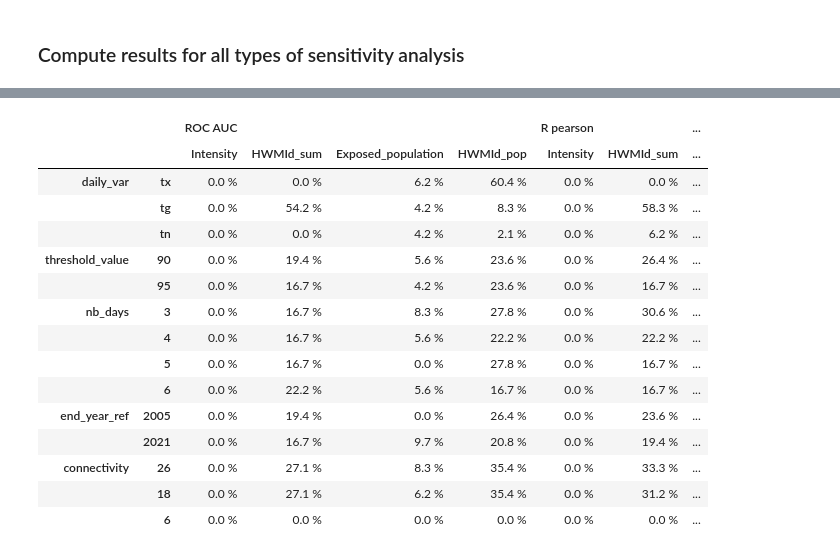
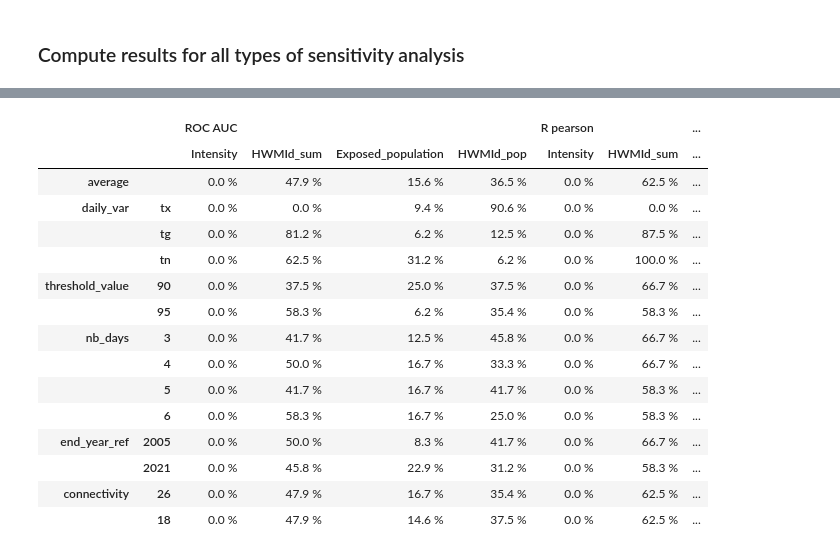
Before and after one commit to loumdt/extreme_htws_cc3d, a Jupyter notebook: Code/undetected_and_trends.ipynb, the cells around one changed output, grey strips where cells are left out. Cells and saved outputs as stored; diff of their text form; code cells hidden in the pictures.

```diff
--- a/Code/undetected_and_trends.ipynb
+++ b/Code/undetected_and_trends.ipynb
@@ -513,19 +426,40 @@ baseline period: 1975-2021
 # %%
-iterables_col = [["ROC AUC", "R pearson", "R2"], ["Intensity", "HWMId_sum", "Exposed_population", "HWMId_pop"]]
-array_row = [["daily_var","daily_var","daily_var",
+array_col = [["ROC AUC","ROC AUC","ROC AUC","ROC AUC", "R pearson","R pearson","R pearson","R pearson", "R2","R2","R2","R2", 'EM-DAT match (max. 88)', 'nb detected cc3d'],
+["Intensity", "HWMId_sum", "Exposed_population", "HWMId_pop",
+"Intensity", "HWMId_sum", "Exposed_population", "HWMId_pop",
+"Intensity", "HWMId_sum", "Exposed_population", "HWMId_pop", "", ""]]
+array_row = [["average","daily_var","daily_var","daily_var",
 "threshold_value","threshold_value","nb_days","nb_days","nb_days","nb_days",
-"end_year_ref","end_year_ref","connectivity","connectivity","connectivity"]
-,['tx','tg','tn',90,95,3,4,5,6,2005,2021,26,18,6]]
-tuples = list(zip(*array_row))
-df_results_sensi_CI = pd.DataFrame(index=pd.MultiIndex.from_tuples(tuples),columns=pd.MultiIndex.from_product(iterables_col),dtype=object)
+"end_year_ref","end_year_ref","connectivity","connectivity"]
+,['','tx','tg','tn',90,95,3,4,5,6,2005,2021,26,18]]
+tuples_row = list(zip(*array_row))
+tuples_col = list(zip(*array_col))
+df_scores_sensi_CI = pd.DataFrame(index=pd.MultiIndex.from_tuples(tuples_row),columns=pd.MultiIndex.from_tuples(tuples_col),dtype=object)
 sub_df_sensitivity = df_sensitivity[df_sensitivity['end_year']==2021]
-idx_dict = {'daily_var':['tx','tg','tn'], 'threshold_value':[90,95], 'nb_days':[3,4,5,6],'end_year_ref':[2005,2021],'connectivity':[26,18,6]}
+idx_dict = {'daily_var':['tx','tg','tn'], 'threshold_value':[90,95], 'nb_days':[3,4,5,6],'end_year_ref':[2005,2021],'connectivity':[26,18]}
+
+for index in ["Intensity", "HWMId_sum", "Exposed_population", "HWMId_pop"]:
+    df_scores_sensi_CI.loc[('average',''),("R pearson",index)] = f"{round(np.nanmedian(sub_df_sensitivity.loc[:,f'pearson_R_{index}']),2)} {[float(round(np.nanpercentile(sub_df_sensitivity.loc[:,f'pearson_R_{index}'],5),2)),float(round(np.nanpercentile(sub_df_sensitivity.loc[:,f'pearson_R_{index}'],95),2))]}"
+    df_scores_sensi_CI.loc[('average',''),("ROC AUC",index)] = f"{round(np.nanmedian(sub_df.loc[:,f'auc_roc_{index}']),2)} {[float(round(np.nanpercentile(sub_df_sensitivity.loc[:,f'auc_roc_{index}'],5),2)),float(round(np.nanpercentile(sub_df_sensitivity.loc[:,f'auc_roc_{index}'],95),2))]}"
+    df_scores_sensi_CI.loc[('average',''),("R2",index)] = f"{round(np.nanmedian(sub_df.loc[:,f'R2_{index}']),2)} {[float(round(np.nanpercentile(sub_df_sensitivity.loc[:,f'R2_{index}'],5),2)),float(round(np.nanpercentile(sub_df_sensitivity.loc[:,f'R2_{index}'],95),2))]}"
+match_distrib = np.array(sub_df_sensitivity['nb_emdat_matching_htws'])
+df_scores_sensi_CI.loc[('average',''),'EM-DAT match (max. 88)'] = f"{round(np.nanmedian(match_distrib),2)} {[float(round(np.nanpercentile(match_distrib,5),2)),float(round(np.nanpercentile(match_distrib,95),2))]}"
+
+nb_detected_distrib = np.array(sub_df_sensitivity['nb_detected_htws'])
+df_scores_sensi_CI.loc[('average',''),'nb detected cc3d'] = f"{round(np.nanmedian(nb_detected_distrib),2)} {[float(round(np.nanpercentile(nb_detected_distrib,5),2)),float(round(np.nanpercentile(nb_detected_distrib,95),2))]}"
+
 for var in idx_dict.keys():
     for val in idx_dict[var]:
         sub_df = sub_df_sensitivity[sub_df_sensitivity[var]==val]
         distrib = [0]*len(sub_df)
         for index in ["Intensity", "HWMId_sum", "Exposed_population", "HWMId_pop"]:
-            df_results_sensi_CI.loc[(var,val),("R pearson",index)] = f"{round(np.nanmedian(sub_df.loc[:,f'pearson_R_{index}']),2)} {[float(round(np.nanpercentile(sub_df.loc[:,f'pearson_R_{index}'],5),2)),float(round(np.nanpercentile(sub_df.loc[:,f'pearson_R_{index}'],95),2))]}"
-            df_results_sensi_CI.loc[(var,val),("ROC AUC",index)] = f"{round(np.nanmedian(sub_df.loc[:,f'auc_roc_{index}']),2)} {[float(round(np.nanpercentile(sub_df.loc[:,f'auc_roc_{index}'],5),2)),float(round(np.nanpercentile(sub_df.loc[:,f'auc_roc_{index}'],95),2))]}"
-            df_results_sensi_CI.loc[(var,val),("R2",index)] = f"{round(np.nanmedian(sub_df.loc[:,f'R2_{index}']),2)} {[float(round(np.nanpercentile(sub_df.loc[:,f'R2_{index}'],5),2)),float(round(np.nanpercentile(sub_df.loc[:,f'R2_{index}'],95),2))]}"
+            df_scores_sensi_CI.loc[(var,val),("R pearson",index)] = f"{round(np.nanmedian(sub_df.loc[:,f'pearson_R_{index}']),2)} {[float(round(np.nanpercentile(sub_df.loc[:,f'pearson_R_{index}'],5),2)),float(round(np.nanpercentile(sub_df.loc[:,f'pearson_R_{index}'],95),2))]}"
+            df_scores_sensi_CI.loc[(var,val),("ROC AUC",index)] = f"{round(np.nanmedian(sub_df.loc[:,f'auc_roc_{index}']),2)} {[float(round(np.nanpercentile(sub_df.loc[:,f'auc_roc_{index}'],5),2)),float(round(np.nanpercentile(sub_df.loc[:,f'auc_roc_{index}'],95),2))]}"
+            df_scores_sensi_CI.loc[(var,val),("R2",index)] = f"{round(np.nanmedian(sub_df.loc[:,f'R2_{index}']),2)} {[float(round(np.nanpercentile(sub_df.loc[:,f'R2_{index}'],5),2)),float(round(np.nanpercentile(sub_df.loc[:,f'R2_{index}'],95),2))]}"
+        match_distrib = np.array(sub_df['nb_emdat_matching_htws'])
+        df_scores_sensi_CI.loc[(var,val),('EM-DAT match (max. 88)','')] = f"{round(np.nanmedian(match_distrib),2)} {[float(round(np.nanpercentile(match_distrib,5),2)),float(round(np.nanpercentile(match_distrib,95),2))]}"
+        nb_detected_distrib = np.array(sub_df['nb_detected_htws'])
+        df_scores_sensi_CI.loc[(var,val),('nb detected cc3d','')] = f"{round(np.nanmedian(nb_detected_distrib),2)} {[float(round(np.nanpercentile(nb_detected_distrib,5),2)),float(round(np.nanpercentile(nb_detected_distrib,95),2))]}"
+
+df_scores_sensi_CI.to_csv(join(read_directory,"indices_scores_summary_sensitivity.csv"))
 # %%
@@ -568,19 +529,19 @@ for var in idx_dict.keys():
 # %%
-df_results_sensi_percent
+df_scores_sensi_percent
 # %% [output]
 |  |  | ROC AUC |  |  |  | R pearson |  | ... |
 |  |  | Intensity | HWMId_sum | Exposed_population | HWMId_pop | Intensity | HWMId_sum | ... |
-| daily_var | tx | 0.0 % | 0.0 % | 6.2 % | 60.4 % | 0.0 % | 0.0 % | ... |
-|  | tg | 0.0 % | 54.2 % | 4.2 % | 8.3 % | 0.0 % | 58.3 % | ... |
-|  | tn | 0.0 % | 0.0 % | 4.2 % | 2.1 % | 0.0 % | 6.2 % | ... |
-| threshold_value | 90 | 0.0 % | 19.4 % | 5.6 % | 23.6 % | 0.0 % | 26.4 % | ... |
-|  | 95 | 0.0 % | 16.7 % | 4.2 % | 23.6 % | 0.0 % | 16.7 % | ... |
-| nb_days | 3 | 0.0 % | 16.7 % | 8.3 % | 27.8 % | 0.0 % | 30.6 % | ... |
-|  | 4 | 0.0 % | 16.7 % | 5.6 % | 22.2 % | 0.0 % | 22.2 % | ... |
-|  | 5 | 0.0 % | 16.7 % | 0.0 % | 27.8 % | 0.0 % | 16.7 % | ... |
-|  | 6 | 0.0 % | 22.2 % | 5.6 % | 16.7 % | 0.0 % | 16.7 % | ... |
-| end_year_ref | 2005 | 0.0 % | 19.4 % | 0.0 % | 26.4 % | 0.0 % | 23.6 % | ... |
-|  | 2021 | 0.0 % | 16.7 % | 9.7 % | 20.8 % | 0.0 % | 19.4 % | ... |
-| connectivity | 26 | 0.0 % | 27.1 % | 8.3 % | 35.4 % | 0.0 % | 33.3 % | ... |
-|  | 18 | 0.0 % | 27.1 % | 6.2 % | 35.4 % | 0.0 % | 31.2 % | ... |
-|  | 6 | 0.0 % | 0.0 % | 0.0 % | 0.0 % | 0.0 % | 0.0 % | ... |
+| average |  | 0.0 % | 47.9 % | 15.6 % | 36.5 % | 0.0 % | 62.5 % | ... |
+| daily_var | tx | 0.0 % | 0.0 % | 9.4 % | 90.6 % | 0.0 % | 0.0 % | ... |
+|  | tg | 0.0 % | 81.2 % | 6.2 % | 12.5 % | 0.0 % | 87.5 % | ... |
+|  | tn | 0.0 % | 62.5 % | 31.2 % | 6.2 % | 0.0 % | 100.0 % | ... |
+| threshold_value | 90 | 0.0 % | 37.5 % | 25.0 % | 37.5 % | 0.0 % | 66.7 % | ... |
+|  | 95 | 0.0 % | 58.3 % | 6.2 % | 35.4 % | 0.0 % | 58.3 % | ... |
+| nb_days | 3 | 0.0 % | 41.7 % | 12.5 % | 45.8 % | 0.0 % | 66.7 % | ... |
+|  | 4 | 0.0 % | 50.0 % | 16.7 % | 33.3 % | 0.0 % | 66.7 % | ... |
+|  | 5 | 0.0 % | 41.7 % | 16.7 % | 41.7 % | 0.0 % | 58.3 % | ... |
+|  | 6 | 0.0 % | 58.3 % | 16.7 % | 25.0 % | 0.0 % | 58.3 % | ... |
+| end_year_ref | 2005 | 0.0 % | 50.0 % | 8.3 % | 41.7 % | 0.0 % | 66.7 % | ... |
+|  | 2021 | 0.0 % | 45.8 % | 22.9 % | 31.2 % | 0.0 % | 58.3 % | ... |
+| connectivity | 26 | 0.0 % | 47.9 % | 16.7 % | 35.4 % | 0.0 % | 62.5 % | ... |
+|  | 18 | 0.0 % | 47.9 % | 14.6 % | 37.5 % | 0.0 % | 62.5 % | ... |
```
Also changed, not shown: parts of 22 cells of this notebook.
